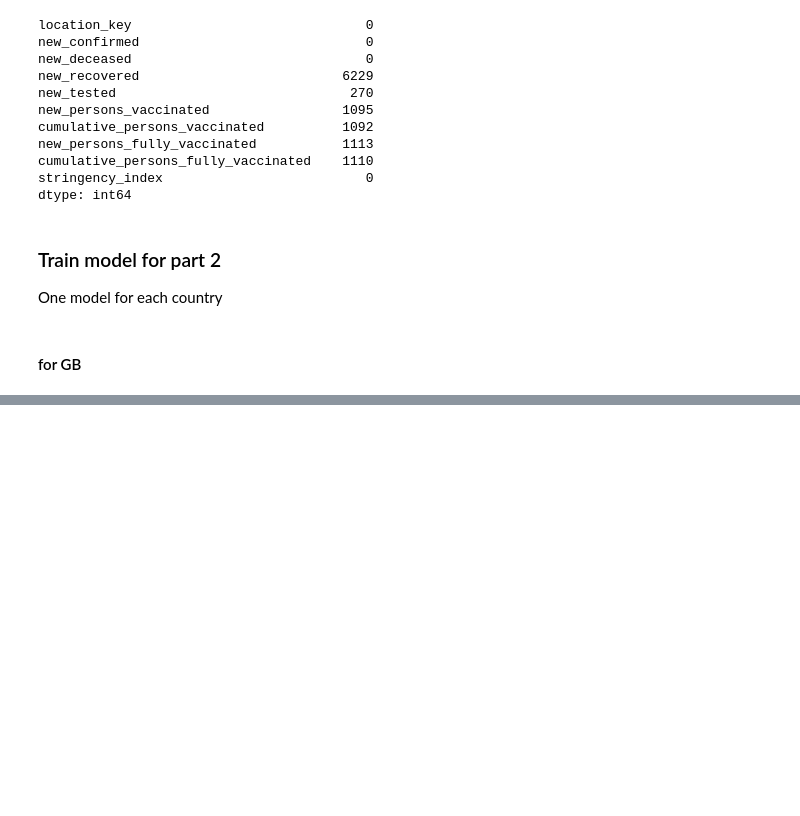
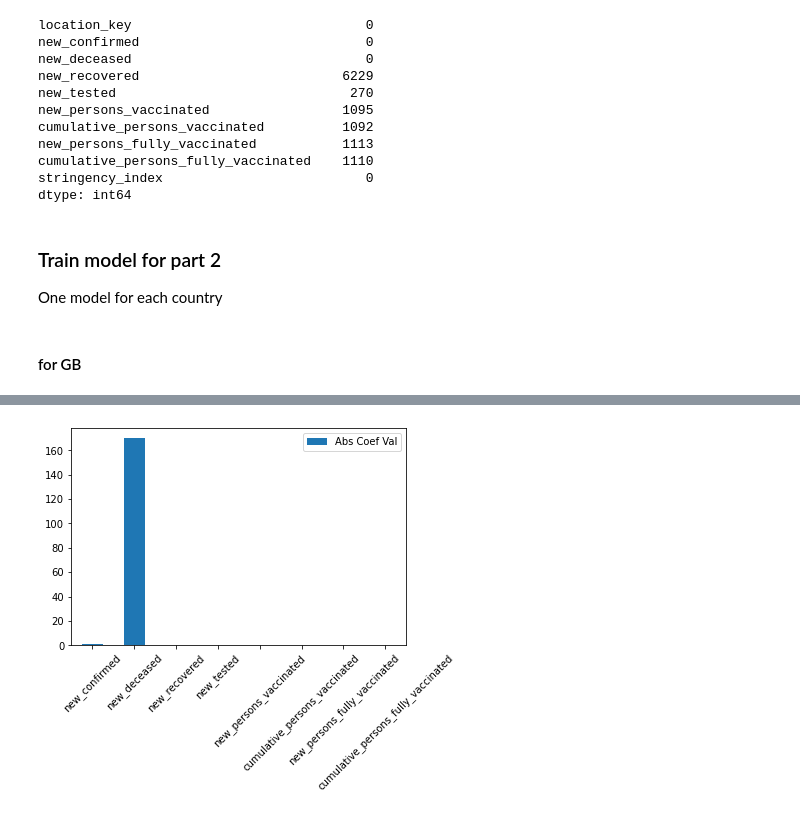
Before and after one commit to TristanKoh/p4ds-project, a Jupyter notebook: checkpoint_3/modelling.ipynb, the cells around one changed output, grey strips where cells are left out. Cells and saved outputs as stored; diff of their text form; code cells hidden in the pictures; blank space fills up the shorter version.

```diff
--- a/checkpoint_3/modelling.ipynb
+++ b/checkpoint_3/modelling.ipynb
@@ -301,0 +313,8 @@ print(trained_models_gb["model"][0].feature_names_in_)
+# %%
+model_coefficients = trained_models_gb["model"][0].coef_
+feature_names = x_train.columns
+coefficients_df = pd.DataFrame(data = model_coefficients,
+                              index = feature_names,
+                              columns = ['Coef Val'])
+coefficients_df['Abs Coef Val'] = abs(coefficients_df['Coef Val'])
+print(coefficients_df)
@@ -301,0 +331,6 @@ print(trained_models_gb["model"][0].feature_names_in_)
+# %%
+ax = coefficients_df.plot.bar(y='Abs Coef Val', rot=45)
+
+# Looks like death is the strongest contributor to how strict govt response will be in GB
+# %% [output]
+[figure, added]
```
Also changed, not shown: parts of 17 cells of this notebook.
